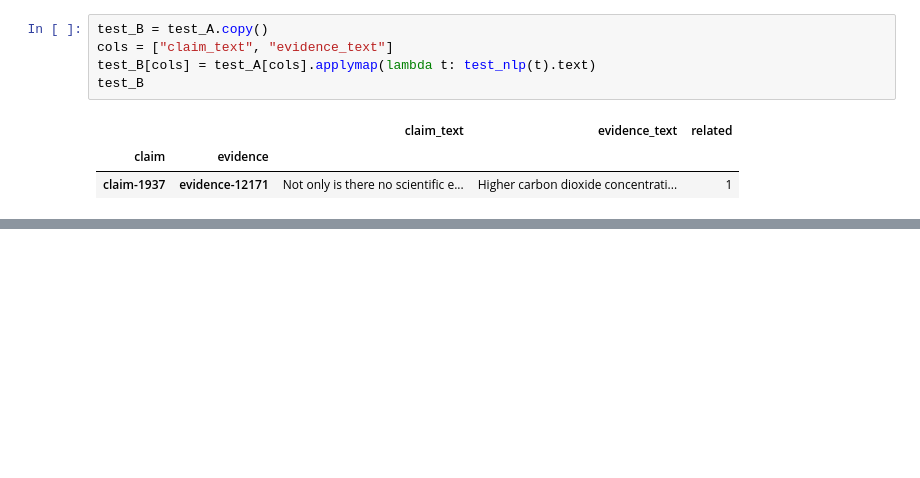
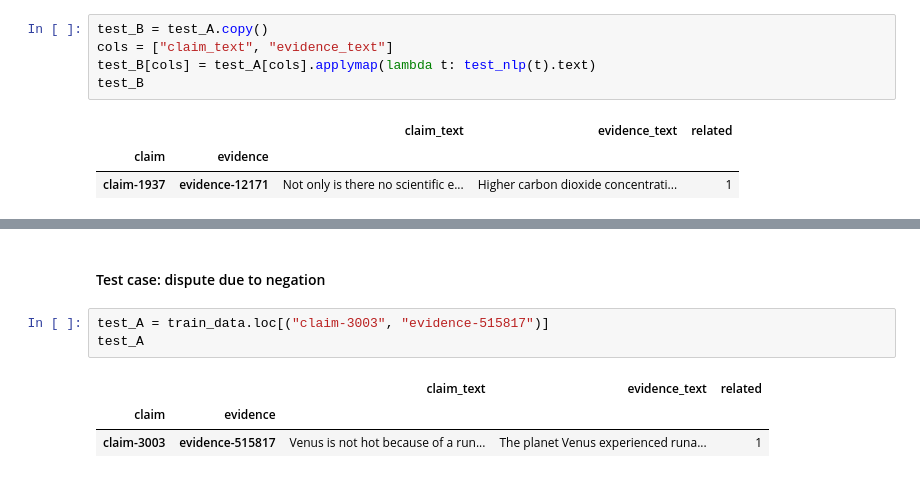
Before and after one commit to johnsonjzhou/comp90042-project, a Jupyter notebook: 02_preprocess/claim_evidence_pair_spacy_preprocess.ipynb, the cells around one changed output, grey strips where cells are left out. Cells and saved outputs as stored; diff of their text form; blank space fills up the shorter version.

```diff
--- a/02_preprocess/claim_evidence_pair_spacy_preprocess.ipynb
+++ b/02_preprocess/claim_evidence_pair_spacy_preprocess.ipynb
@@ -170,0 +217,9 @@ tensor([[175.0602]], device='mps:0')
+# %% [markdown]
+#### Test case: dispute due to negation
+# %%
+test_A = train_data.loc[("claim-3003", "evidence-515817")]
+test_A
+# %% [output]
+|  |  | claim_text | evidence_text | related |
+| claim | evidence |  |  |  |
+| claim-3003 | evidence-515817 | Venus is not hot because of a run... | The planet Venus experienced runa... | 1 |
```
Also changed, not shown: parts of 16 cells of this notebook, 1 other file.
